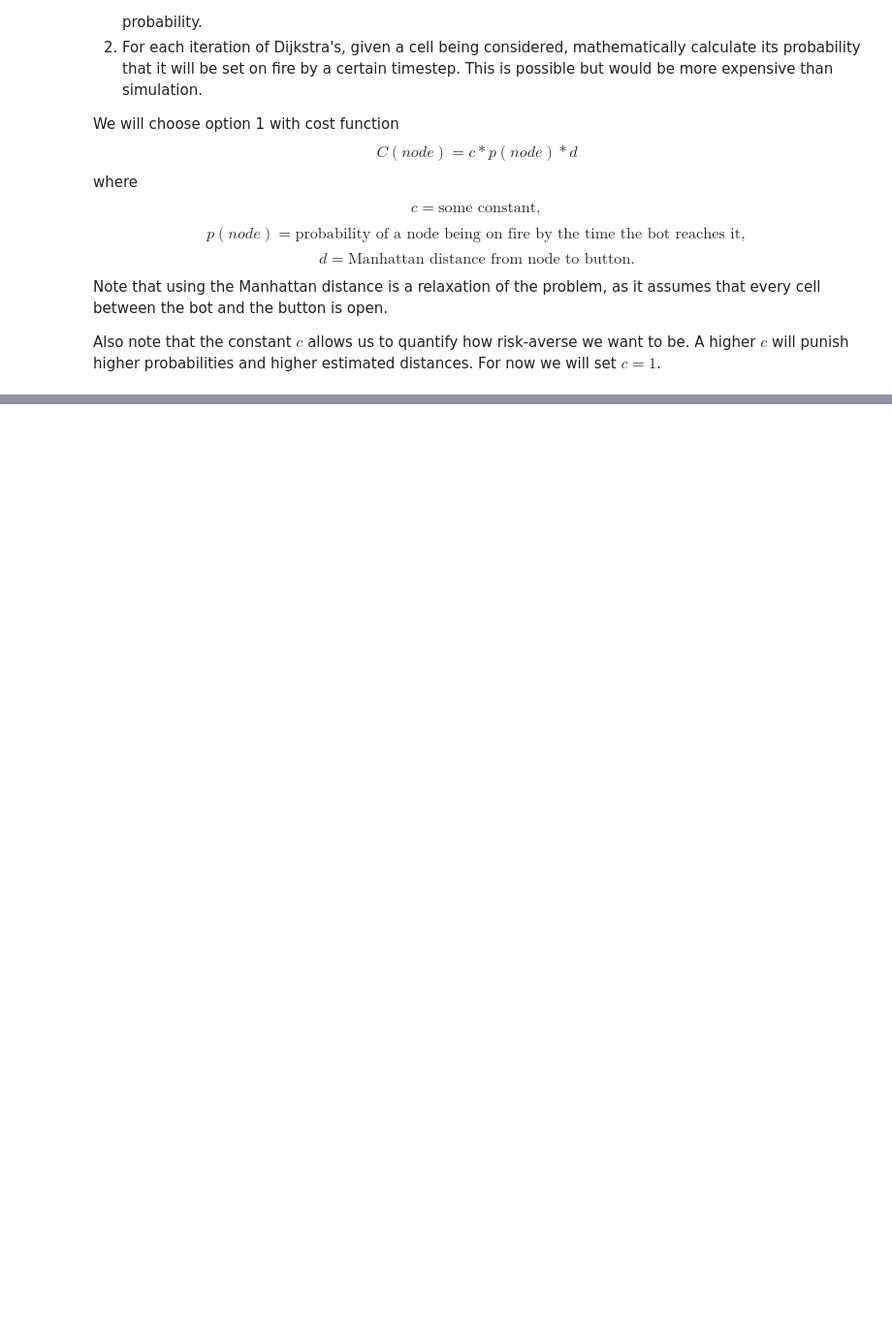
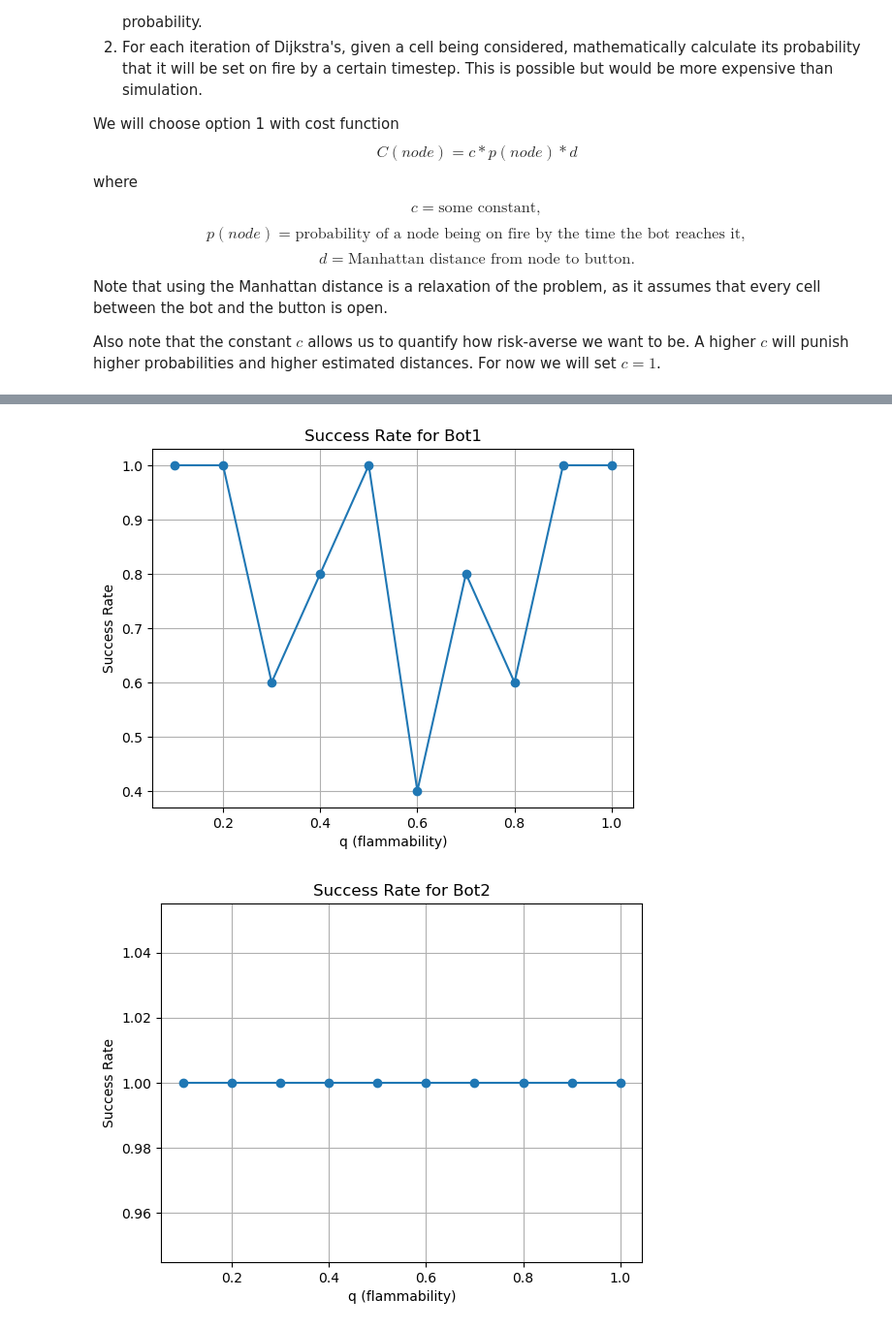
Before and after one commit to tejaswitripathi/Intro-AI-Project-1, a Jupyter notebook: AI Project 1.ipynb, the cells around one changed output, grey strips where cells are left out. Shown at 97% size. Saved outputs shown, nothing was run; the diff lists cells and outputs as text; code cells hidden in the pictures; blank space fills up the shorter version.

```diff
--- a/AI Project 1.ipynb
+++ b/AI Project 1.ipynb
@@ -528,0 +622,3 @@ Also note that the constant $c$ allows us to quantify how risk-averse we want to
+# %%
+def C(pt, df, t, butLoc):
+    return 2 * p(pt, df, t) * d_manhattan(pt, butLoc)
@@ -528,0 +804,25 @@ Also note that the constant $c$ allows us to quantify how risk-averse we want to
+# %%
+q_list = [0.1,0.2,0.3,0.4,0.5,0.6,0.7,0.8,0.9,1]
+success_df = pd.DataFrame(0, index=q_list, columns=['Bot1', 'Bot2', 'Bot3', 'Bot4'])
+for q in q_list:
+    success_rates = [0.0,0.0,0.0,0.0]
+    counts = [0,0,0,0]
+    for i in range(5):
+        botLoc,butLoc,fireLoc = location_initialization(grid)
+        if gameLoop1(bot1Grid, botLoc, fireLoc, butLoc, False, q):
+            counts[0] += 1
+        reset_grid(bot1Grid)
+        if gameLoop2(bot2Grid, botLoc, fireLoc, butLoc, False, q):
+            counts[1] += 1
+        reset_grid(bot2Grid)
+        if gameLoop3(bot3Grid, botLoc, fireLoc, butLoc, False, q):
+            counts[2] += 1
+        reset_grid(bot3Grid)
+        if gameLoop4(bot4Grid, botLoc, fireLoc, butLoc, False, q):
+            counts[3] += 1
+        reset_grid(bot4Grid)
+        print(f"loop{i}")
+    for x in range(len(counts)):
+        success_rates[x] = counts[x]/5
+    success_df.loc[q] = success_rates
+    print(success_df.loc[q])
@@ -528,0 +847,20 @@ Also note that the constant $c$ allows us to quantify how risk-averse we want to
+# %%
+
+# Plotting for each bot
+for bot in ['Bot1', 'Bot2', 'Bot3', 'Bot4']:
+    plt.figure()  # Create a new figure for each bot
+    plt.plot(q_list, success_df[bot], marker='o')
+
+    # Add labels and title
+    plt.title(f'Success Rate for {bot}')
+    plt.xlabel('q (flammability)')
+    plt.ylabel('Success Rate')
+
+    # Show the grid for clarity
+    plt.grid(True)
+
+    # Show the plot
+    plt.show()
+# %% [output]
+[figure, added]
+[figure, added]
```
Also changed, not shown: parts of 42 cells of this notebook.
